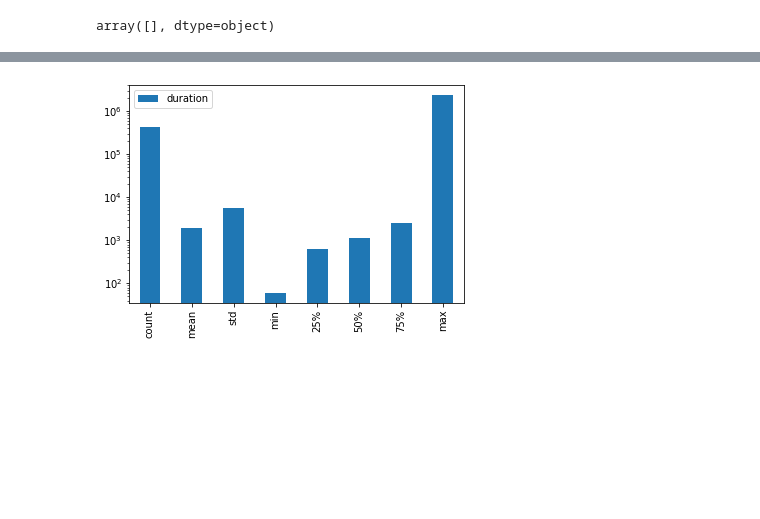
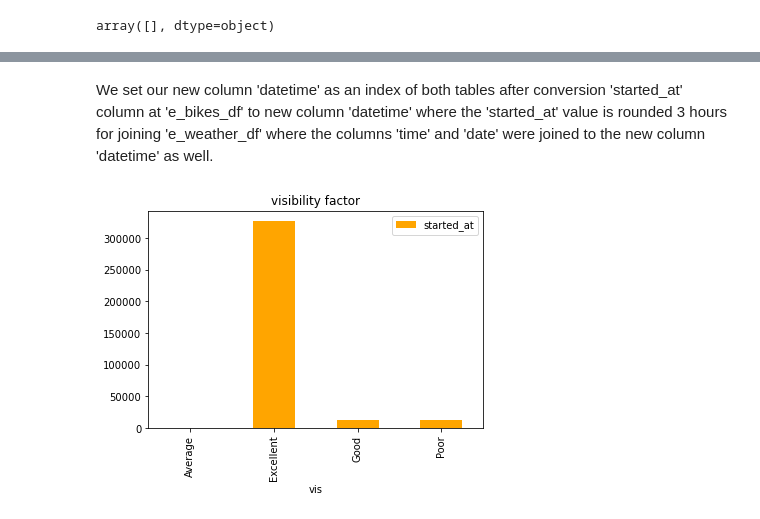
Before and after one commit to carlos108108/Just_Eat_Cycles_project, a Jupyter notebook: Edinburgh.ipynb, the cells around one changed output, grey strips where cells are left out. Cells and saved outputs as stored; diff of their text form; code cells hidden in the pictures; blank space fills up the shorter version.

```diff
--- a/Edinburgh.ipynb
+++ b/Edinburgh.ipynb
@@ -74,4 +84,13 @@ e_bikes_df.duration.describe()[['min', 'mean', 'std', 'count', 'max']].plot(kind
-# %%
-e_bikes_df.duration.describe().plot(kind='bar', logy=True, legend=True);
-# %% [output]
-[figure, removed]
+# %%
+e_weather_df['datetime'] = pd.to_datetime(e_weather_df['date'] + ' ' + e_weather_df['time'])
+e_weather_df.set_index('datetime', inplace=True)
+e_bikes_df['datetime']=e_bikes_df['started_at'].dt.round('180min')
+e_bikes_df.set_index('datetime', inplace=True)
+# %% [markdown]
+We set our new column 'datetime' as an index of both tables after conversion 'started_at' column at 'e_bikes_df' to new column 'datetime' where the 'started_at' value is rounded 3 hours for joining 'e_weather_df' where the columns 'time' and 'date' were joined to the new column 'datetime' as well.
+# %%
+final_df = e_bikes_df.join(e_weather_df)
+# %%
+final_df.groupby('vis').count()['started_at'].plot(kind='bar', legend=True, title='visibility factor', color='orange');
+# %% [output]
+[figure, added]
```
Also changed, not shown: parts of 9 cells of this notebook.
